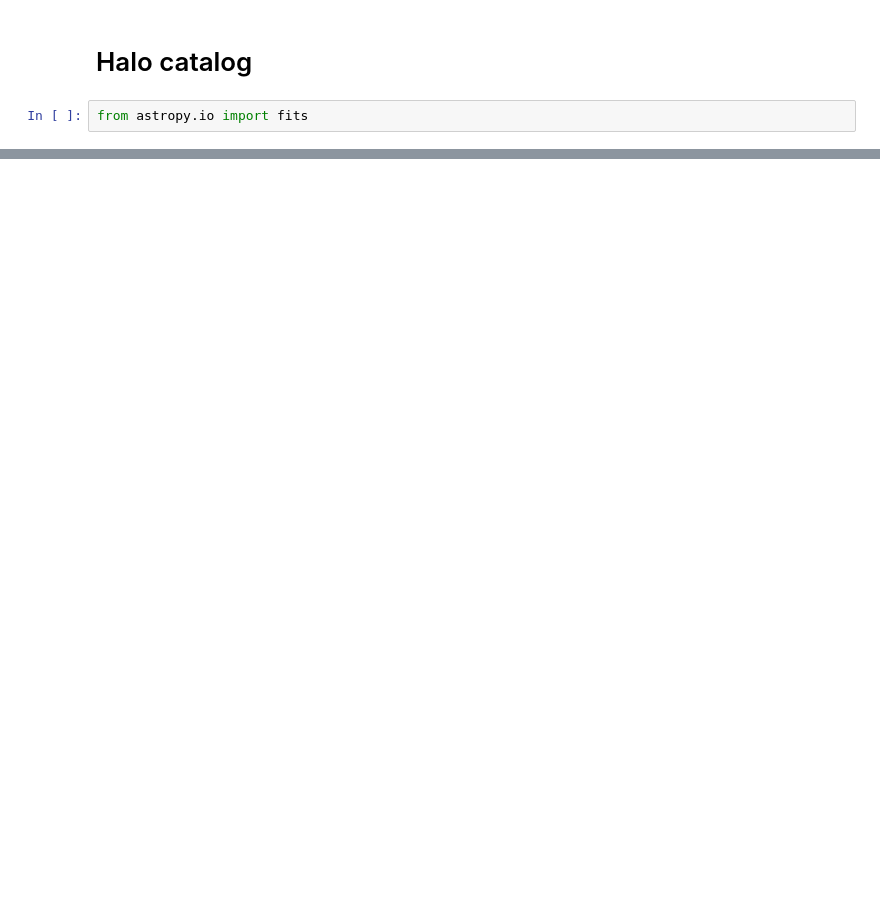
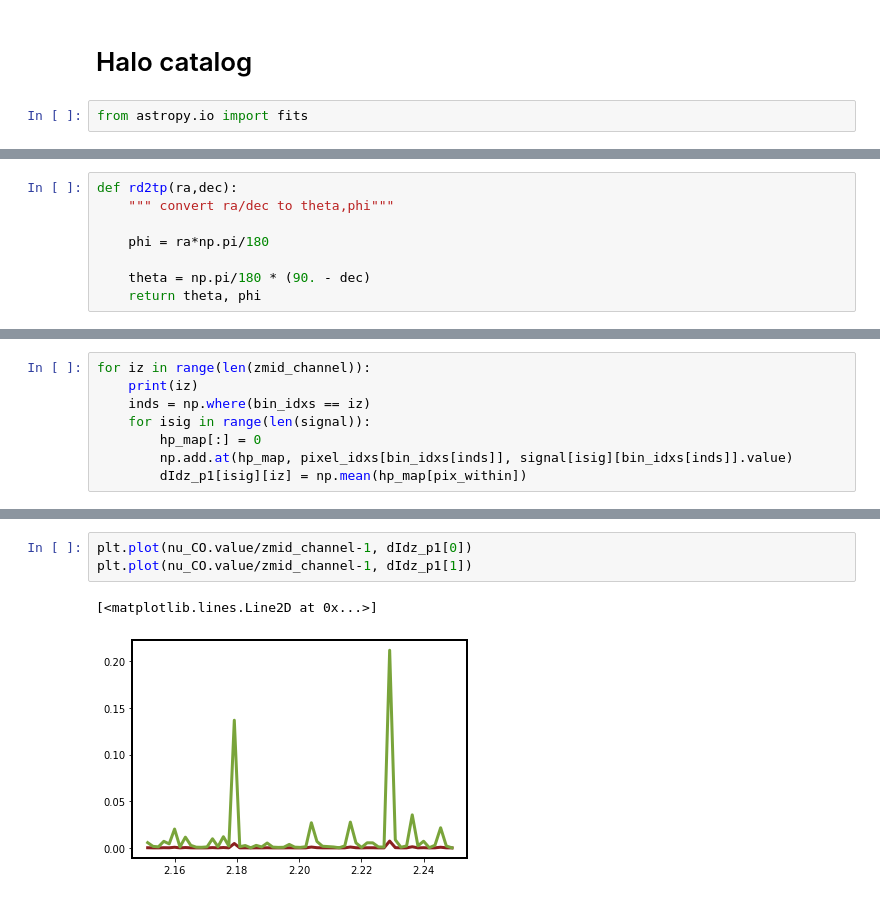
Before and after one commit to kokron/skyLine, a Jupyter notebook: notebooks/Generate_maps_CBR.ipynb, the cells around one changed output, grey strips where cells are left out. Drawn from its saved outputs; the diff is of its cells as text; blank space fills up the shorter version.

```diff
--- a/notebooks/Generate_maps_CBR.ipynb
+++ b/notebooks/Generate_maps_CBR.ipynb
@@ -275,0 +261,8 @@ hdul = fits.open('../../maps/halo_catalog.fits')
+# %%
+def rd2tp(ra,dec):
+    """ convert ra/dec to theta,phi"""
+
+    phi = ra*np.pi/180
+
+    theta = np.pi/180 * (90. - dec)
+    return theta, phi
@@ -275,0 +328,8 @@ hdul = fits.open('../../maps/halo_catalog.fits')
+# %%
+for iz in range(len(zmid_channel)):
+    print(iz)
+    inds = np.where(bin_idxs == iz)
+    for isig in range(len(signal)):
+        hp_map[:] = 0
+        np.add.at(hp_map, pixel_idxs[bin_idxs[inds]], signal[isig][bin_idxs[inds]].value)
+        dIdz_p1[isig][iz] = np.mean(hp_map[pix_within])
@@ -275,0 +354,6 @@ hdul = fits.open('../../maps/halo_catalog.fits')
+# %%
+plt.plot(nu_CO.value/zmid_channel-1, dIdz_p1[0])
+plt.plot(nu_CO.value/zmid_channel-1, dIdz_p1[1])
+# %% [output]
+[<matplotlib.lines.Line2D at 0x...>]
+[figure, added]
```
Also changed, not shown: parts of 34 cells of this notebook.
